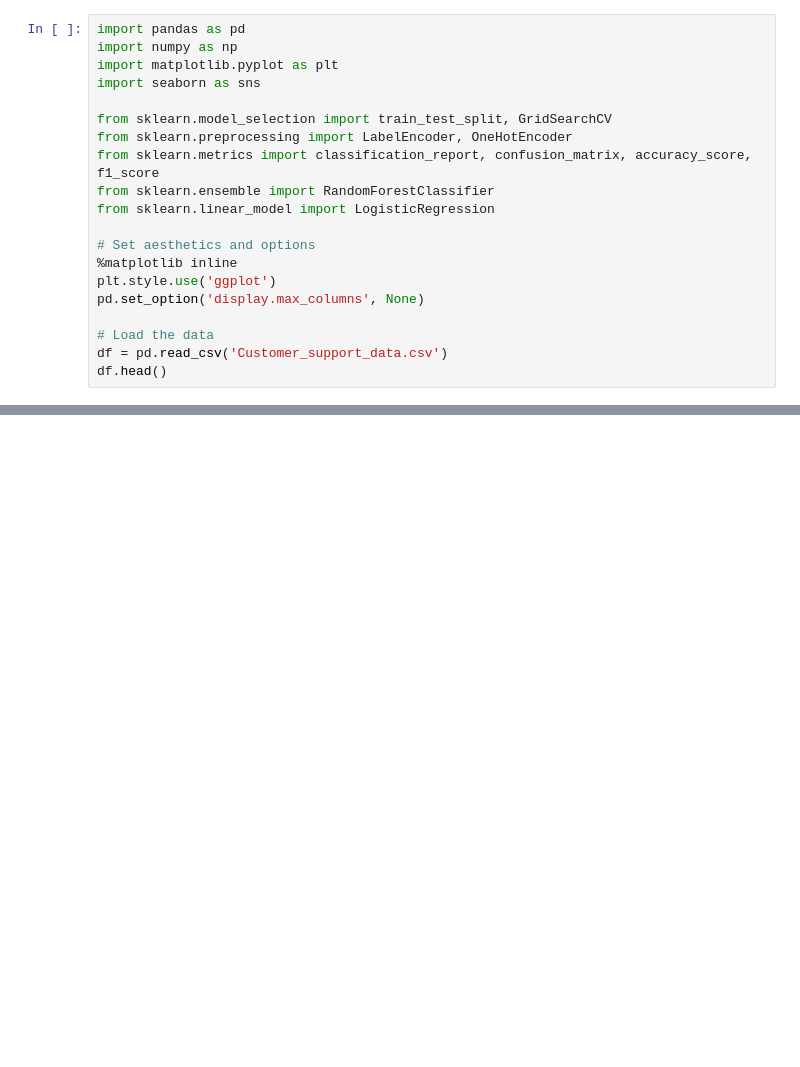
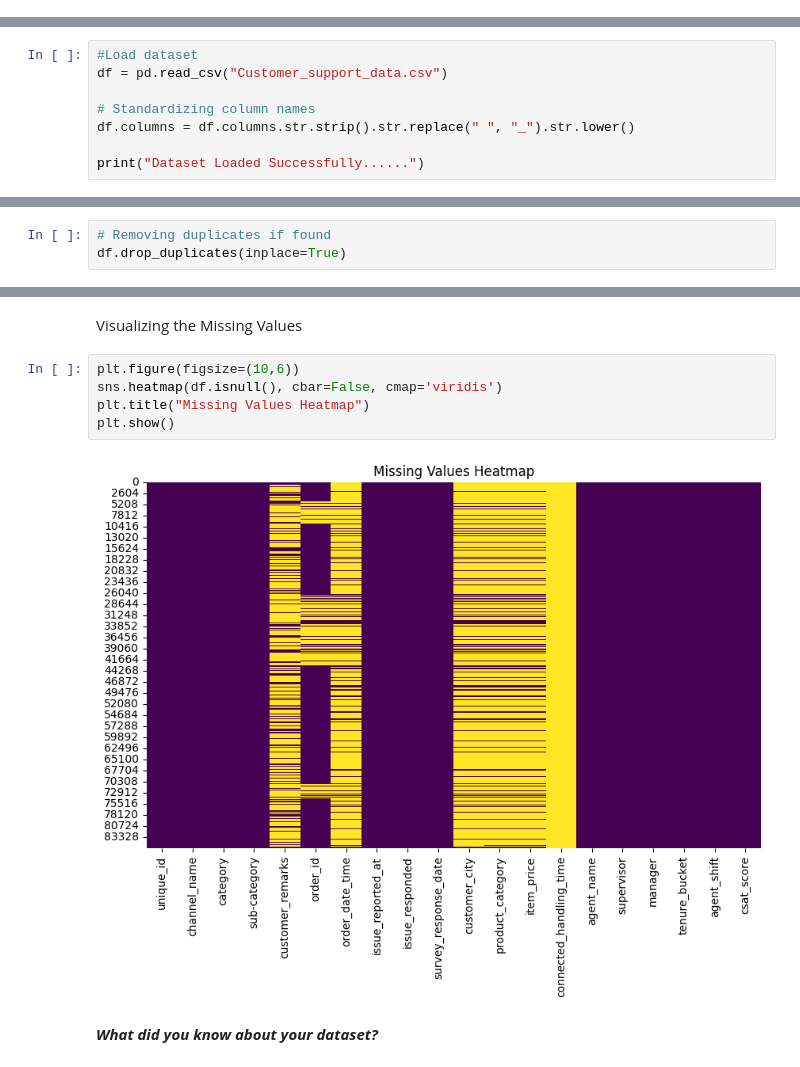
Before and after one commit to VedantDgit/CSAT-Classification-Project, a Jupyter notebook: Analysis.ipynb, the cells around one changed output, grey strips where cells are left out. Cells and saved outputs as stored; diff of their text form; blank space fills up the shorter version.

```diff
--- a/Analysis.ipynb
+++ b/Analysis.ipynb
@@ -5,20 +0,0 @@ This notebook explores the customer satisfaction (CSAT) data and builds predicti
-# %%
-import pandas as pd
-import numpy as np
-import matplotlib.pyplot as plt
-import seaborn as sns
-
-from sklearn.model_selection import train_test_split, GridSearchCV
-from sklearn.preprocessing import LabelEncoder, OneHotEncoder
-from sklearn.metrics import classification_report, confusion_matrix, accuracy_score, f1_score
-from sklearn.ensemble import RandomForestClassifier
-from sklearn.linear_model import LogisticRegression
-
-# Set aesthetics and options
-%matplotlib inline
-plt.style.use('ggplot')
-pd.set_option('display.max_columns', None)
-
-# Load the data
-df = pd.read_csv('Customer_support_data.csv')
-df.head()
@@ -33,0 +80,8 @@ print("Missing Values:\n", missing_values[missing_values > 0])
+# %%
+#Load dataset
+df = pd.read_csv("Customer_support_data.csv")
+
+# Standardizing column names
+df.columns = df.columns.str.strip().str.replace(" ", "_").str.lower()
+
+print("Dataset Loaded Successfully......")
@@ -33,0 +148,3 @@ print("Missing Values:\n", missing_values[missing_values > 0])
+# %%
+# Removing duplicates if found
+df.drop_duplicates(inplace=True)
@@ -33,0 +169,11 @@ print("Missing Values:\n", missing_values[missing_values > 0])
+# %% [markdown]
+Visualizing the Missing Values
+# %%
+plt.figure(figsize=(10,6))
+sns.heatmap(df.isnull(), cbar=False, cmap='viridis')
+plt.title("Missing Values Heatmap")
+plt.show()
+# %% [output]
+[figure, added]
+# %% [markdown]
+***What did you know about your dataset?***
```
Also changed, not shown: parts of 185 cells of this notebook.
